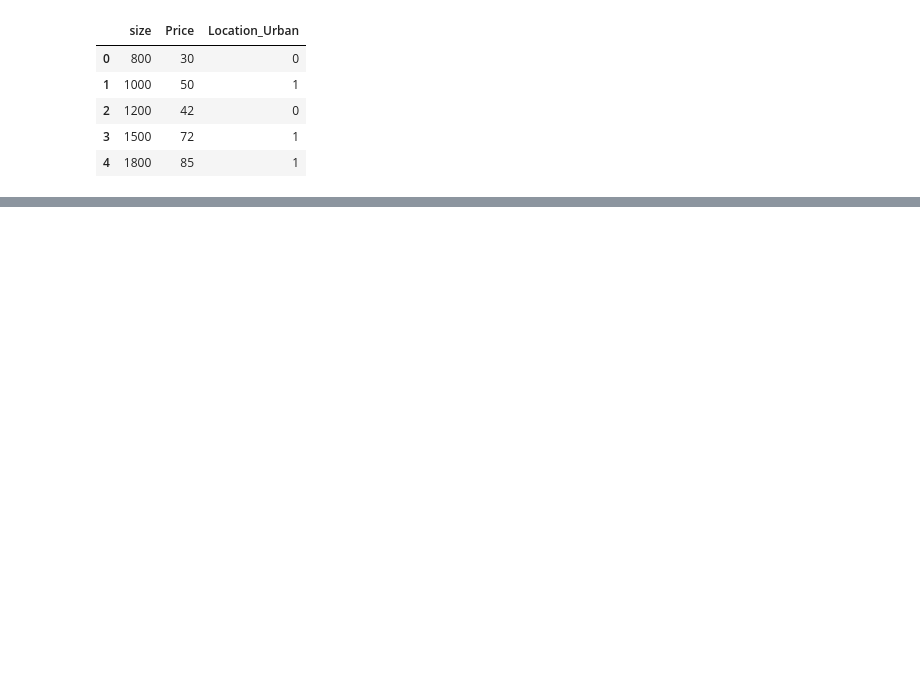
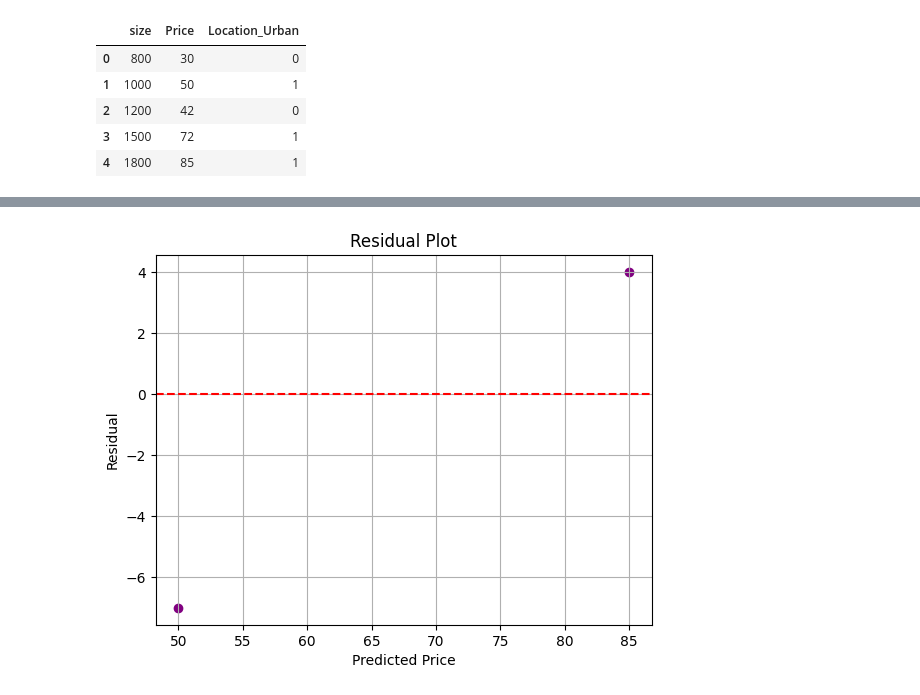
Before and after one commit to Swathi04705/Applied-Machine-Learning-Lab, a Jupyter notebook: linearRegression.ipynb, the cells around one changed output, grey strips where cells are left out. Saved outputs shown, nothing was run; the diff lists cells and outputs as text; code cells hidden in the pictures; blank space fills up the shorter version.

```diff
--- a/linearRegression.ipynb
+++ b/linearRegression.ipynb
@@ -320,0 +569,11 @@ df_encoded
+# %%
+residual_encoded = y_test_encoded - y_pred_encoded
+plt.scatter(y_test_encoded, residual_encoded, color="purple")
+plt.axhline(y=0, color="red", linestyle="--")
+plt.xlabel("Predicted Price")
+plt.ylabel("Residual")
+plt.title("Residual Plot")
+plt.grid(True)
+plt.show()
+# %% [output]
+[figure, added]
```
Also changed, not shown: parts of 16 cells of this notebook.
